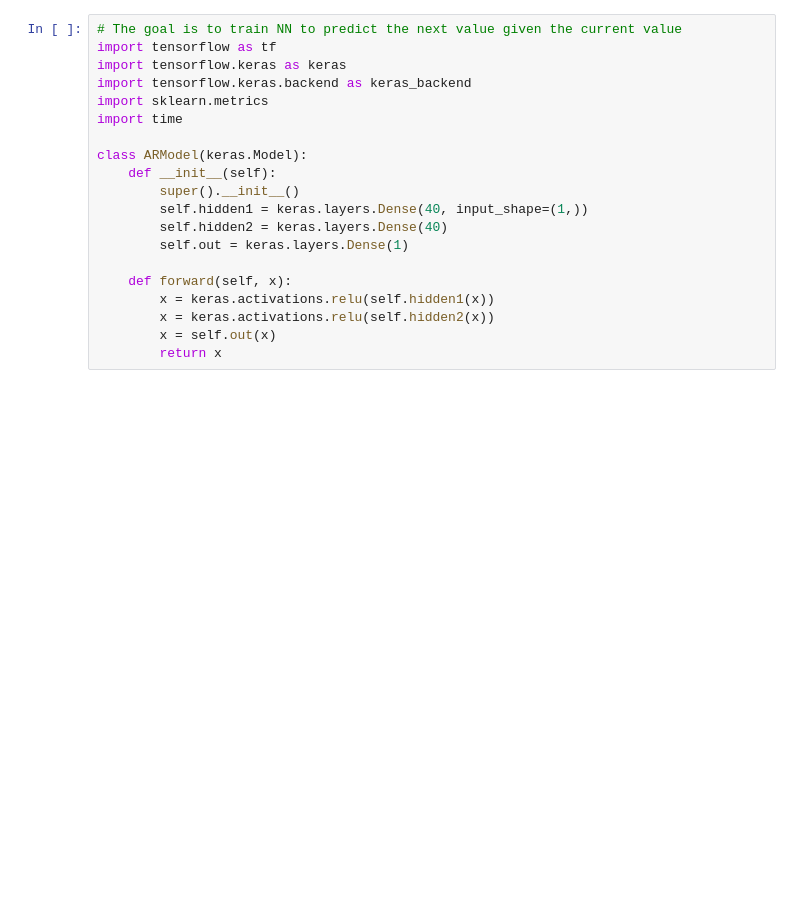
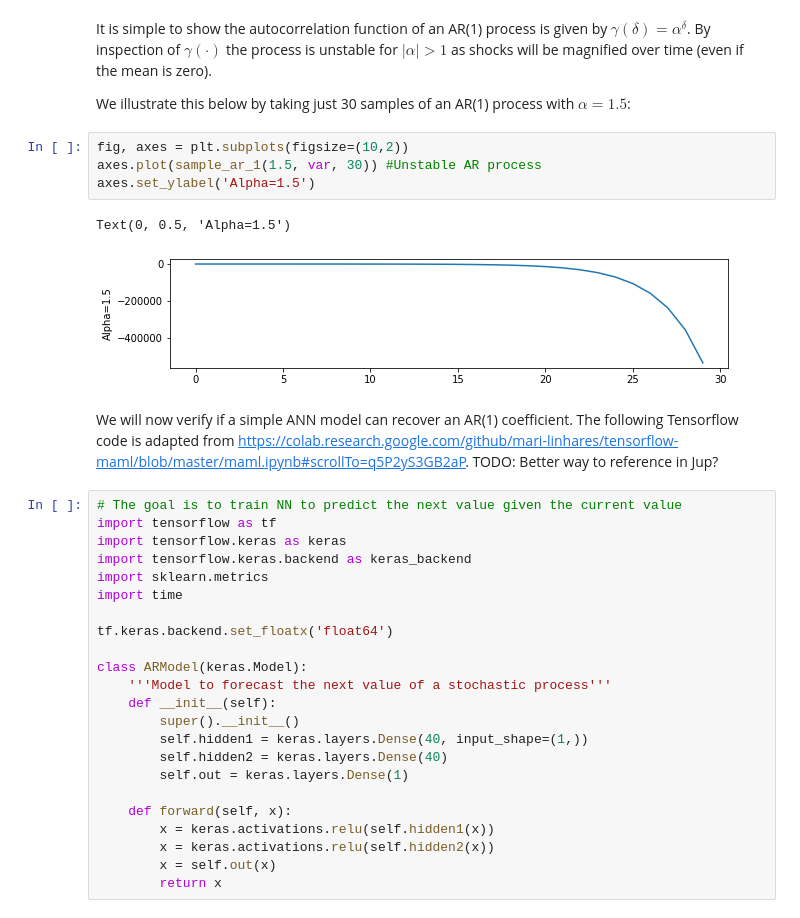
Before and after one commit to jase-clarkson/micro_2, a Jupyter notebook: AR_1_MAML.ipynb, the cells around one changed output. Saved outputs shown, nothing was run; the diff lists cells and outputs as text; blank space fills up the shorter version.

```diff
--- a/AR_1_MAML.ipynb
+++ b/AR_1_MAML.ipynb
@@ -27,3 +50,17 @@ plt.plot(X)
+# %% [markdown]
+It is simple to show the autocorrelation function of an AR(1) process is given by $\gamma(\delta) = \alpha^{\delta}$.
+By inspection of $\gamma(\cdot)$ the process is unstable for $|\alpha|>1$ as shocks will be magnified over time (even if the mean is zero).
+
+We illustrate this below by taking just 30 samples of an AR(1) process with $\alpha=1.5$:
+# %%
+fig, axes = plt.subplots(figsize=(10,2))
+axes.plot(sample_ar_1(1.5, var, 30)) #Unstable AR process
+axes.set_ylabel('Alpha=1.5')
+# %% [output]
+Text(0, 0.5, 'Alpha=1.5')
+[figure, added]
+# %% [markdown]
+We will now verify if a simple ANN model can recover an AR(1) coefficient. The following Tensorflow code is adapted from https://colab.research.google.com/github/mari-linhares/tensorflow-maml/blob/master/maml.ipynb#scrollTo=q5P2yS3GB2aP. TODO: Better way to reference in Jup?
 # %%
 # The goal is to train NN to predict the next value given the current value
 import tensorflow as tf
@@ -32,7 +69,10 @@ import tensorflow.keras.backend as keras_backend
 import sklearn.metrics
 import time
 
+tf.keras.backend.set_floatx('float64')
+
 class ARModel(keras.Model):
+    '''Model to forecast the next value of a stochastic process'''
     def __init__(self):
         super().__init__()
         self.hidden1 = keras.layers.Dense(40, input_shape=(1,))
```
Also changed, not shown: parts of 15 cells of this notebook.
